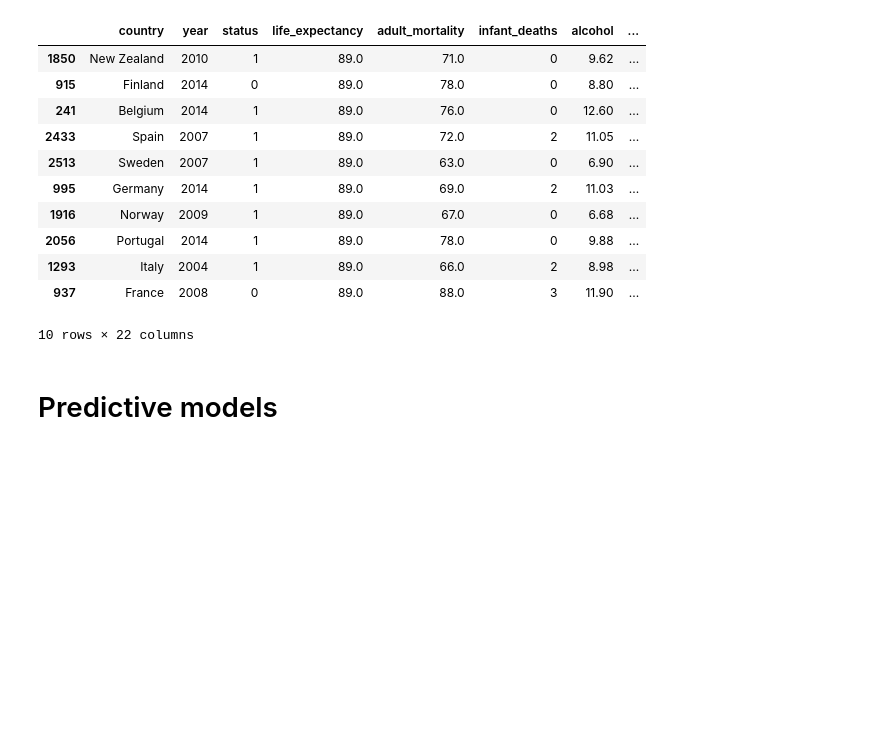
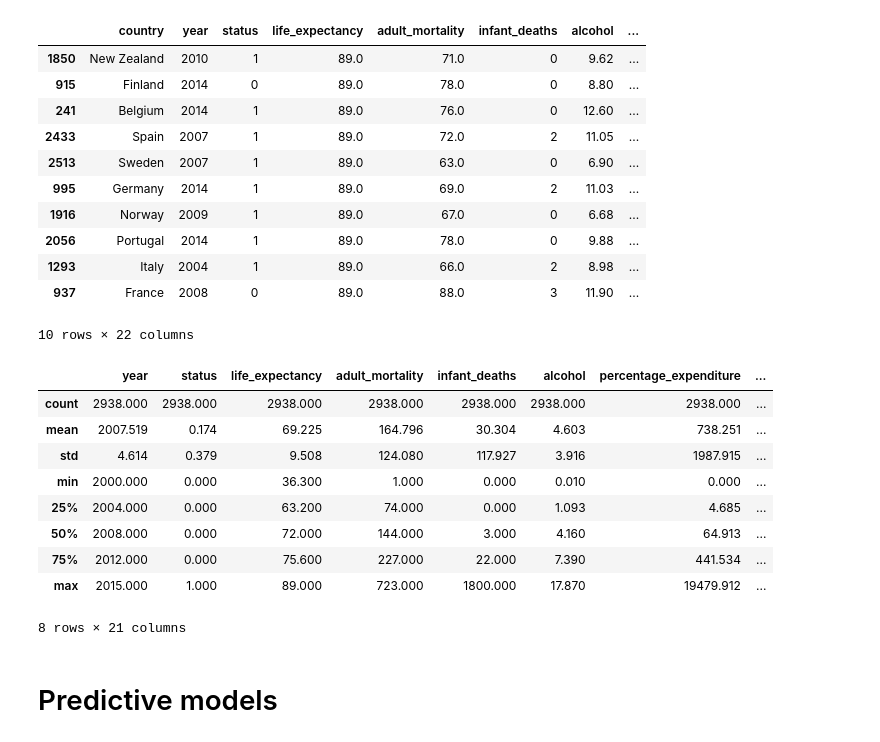
Before and after one commit to CameronBannick/Life-Expectancy-Dataset, a Jupyter notebook: Report on world life expectancy .ipynb, the cells around one changed output. Saved outputs shown, nothing was run; the diff lists cells and outputs as text; code cells hidden in the pictures; blank space fills up the shorter version.

```diff
--- a/Report on world life expectancy .ipynb
+++ b/Report on world life expectancy .ipynb
@@ -513,6 +569,20 @@ sorted_df.head(10)
 | 1293 | Italy | 2004 | 1 | 89.0 | 66.0 | 2 | 8.98 | ... |
 | 937 | France | 2008 | 0 | 89.0 | 88.0 | 3 | 11.90 | ... |
 10 rows × 22 columns
+# %%
+#call describe
+df.describe()
+# %% [output]
+|  | year | status | life_expectancy | adult_mortality | infant_deaths | alcohol | percentage_expenditure | ... |
+| count | 2938.000 | 2938.000 | 2938.000 | 2938.000 | 2938.000 | 2938.000 | 2938.000 | ... |
+| mean | 2007.519 | 0.174 | 69.225 | 164.796 | 30.304 | 4.603 | 738.251 | ... |
+| std | 4.614 | 0.379 | 9.508 | 124.080 | 117.927 | 3.916 | 1987.915 | ... |
+| min | 2000.000 | 0.000 | 36.300 | 1.000 | 0.000 | 0.010 | 0.000 | ... |
+| 25% | 2004.000 | 0.000 | 63.200 | 74.000 | 0.000 | 1.093 | 4.685 | ... |
+| 50% | 2008.000 | 0.000 | 72.000 | 144.000 | 3.000 | 4.160 | 64.913 | ... |
+| 75% | 2012.000 | 0.000 | 75.600 | 227.000 | 22.000 | 7.390 | 441.534 | ... |
+| max | 2015.000 | 1.000 | 89.000 | 723.000 | 1800.000 | 17.870 | 19479.912 | ... |
+8 rows × 21 columns
 # %% [markdown]
 # Predictive models
 # %% [markdown]
```
Also changed, not shown: parts of 86 cells of this notebook, 3 other files.
